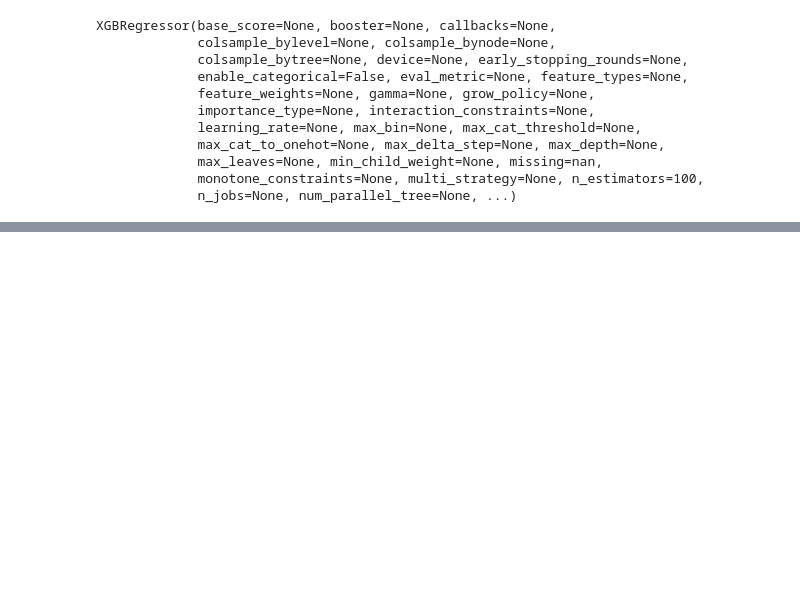
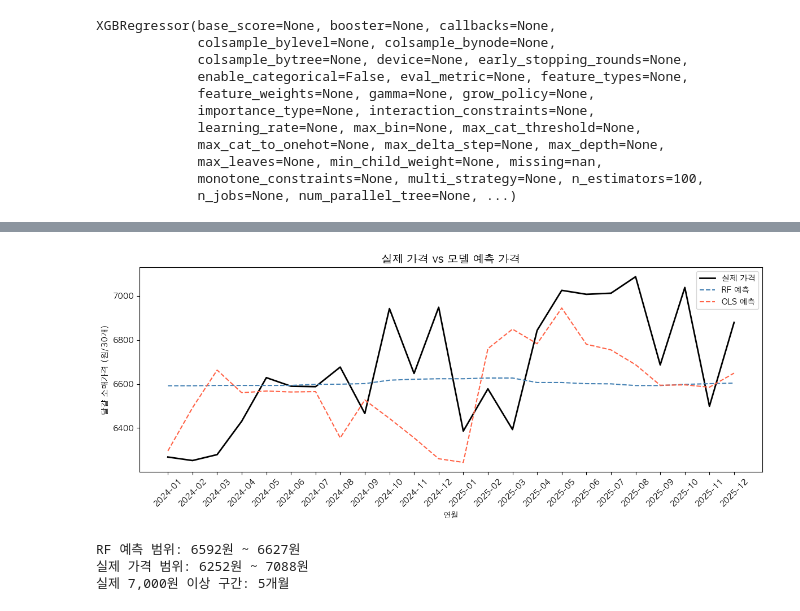
Before and after one commit to chlnaa/egg-price-analysis, a Jupyter notebook: notebooks/04_modeling.ipynb, the cells around one changed output, grey strips where cells are left out. Saved outputs shown, nothing was run; the diff lists cells and outputs as text; code cells hidden in the pictures; blank space fills up the shorter version.

```diff
--- a/notebooks/04_modeling.ipynb
+++ b/notebooks/04_modeling.ipynb
@@ -198,0 +518,31 @@ RF (원가+AI더미)  → RMSE: 273원, MAE: 228원
+# %%
+fig, ax = plt.subplots(figsize=(12, 5))
+
+x = range(len(y_test))
+
+ax.plot(x, y_test.values, label='실제 가격', color='black', linewidth=2)
+ax.plot(x, pred_rf,       label='RF 예측',  color='steelblue', linestyle='--')
+ax.plot(x, pred_ols,      label='OLS 예측', color='tomato',    linestyle='--')
+
+ax.set_title('실제 가격 vs 모델 예측 가격', fontsize=14)
+
+ax.set_xlabel('연월')
+ax.set_xticks(x)
+ax.set_xticklabels(test['year_month'].dt.strftime('%Y-%m'), rotation=45)
+
+ax.set_ylabel('달걀 소매가격 (원/30개)')
+ax.legend()
+
+plt.tight_layout()
+plt.savefig('../output/figures/actual_vs_predicted.png', dpi=150)
+plt.show()
+# %% [output]
+[figure, added]
+# %%
+print(f"RF 예측 범위: {pred_rf.min():.0f}원 ~ {pred_rf.max():.0f}원")
+print(f"실제 가격 범위: {y_test.min():.0f}원 ~ {y_test.max():.0f}원")
+print(f"실제 7,000원 이상 구간: {(y_test >= 7000).sum()}개월")
+# %% [output]
+RF 예측 범위: 6592원 ~ 6627원
+실제 가격 범위: 6252원 ~ 7088원
+실제 7,000원 이상 구간: 5개월
```
Also changed, not shown: parts of 38 cells of this notebook.
